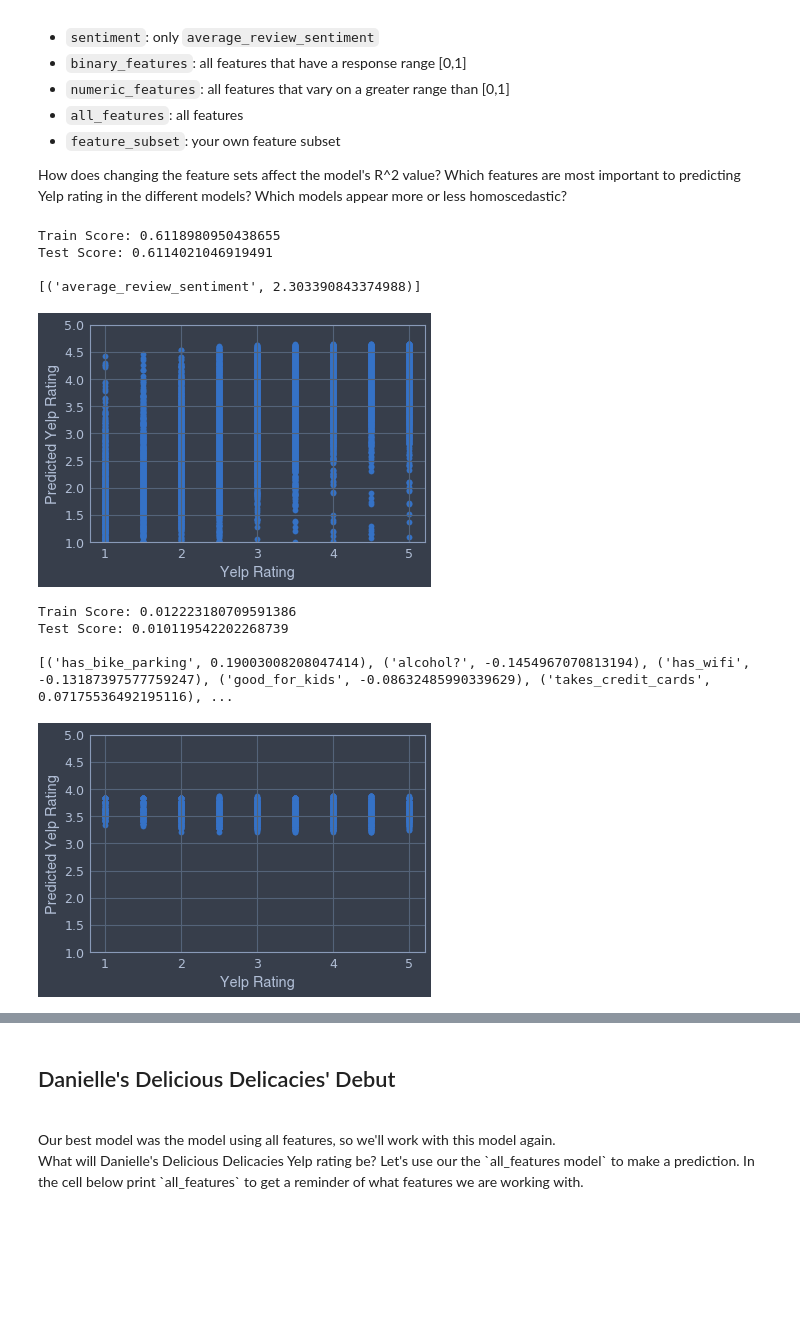
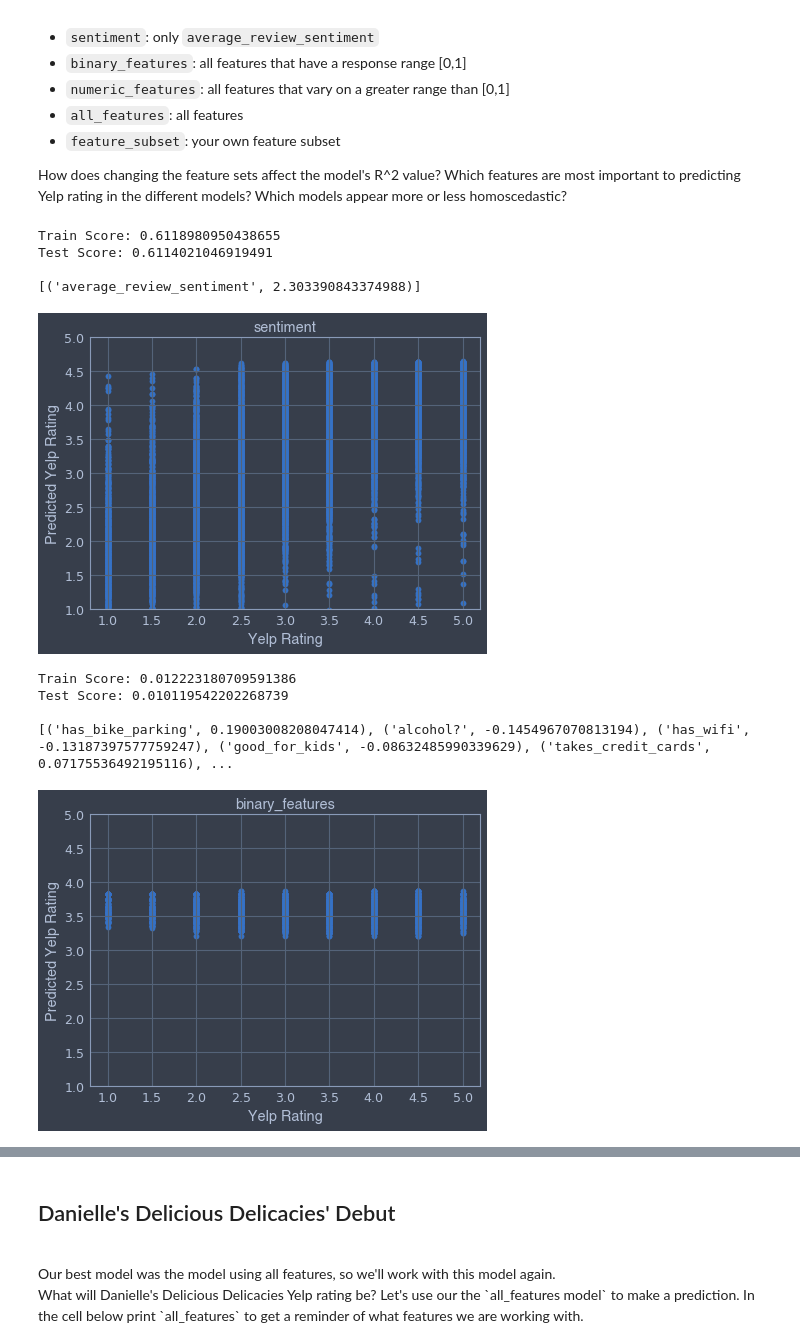
Before and after one commit to ARiccGitHub/yelp_rating_predictor, a Jupyter notebook: yelp_regression.ipynb, the cells around one changed output, grey strips where cells are left out. Drawn from its saved outputs; the diff is of its cells as text; code cells hidden in the pictures; blank space fills up the shorter version.

```diff
--- a/yelp_regression.ipynb
+++ b/yelp_regression.ipynb
@@ -590,7 +590,7 @@ Now that we have lists of different feature subsets, we can create new models fr
 import numpy as np
 
 # take a list of features to model as a parameter
-def model_these_features(feature_list):
+def model_these_features(title, feature_list):
 
     #
     ratings = df['stars']
@@ -610,17 +610,20 @@ def model_these_features(feature_list):
 
     # print the model features and their corresponding coefficients, from most predictive to least predictive
     print(sorted(list(zip(feature_list,model.coef_)),key = lambda x: abs(x[1]),reverse=True))
+    print()
 
     #
     y_predicted = model.predict(X_test)
 
-    #
+    plt.figure(figsize=(7, 5))
     plt.scatter(y_test,y_predicted)
+    plt.title(title)
     plt.xticks(fontname='Times New Roma')
     plt.yticks(fontname='Times New Roma')
     plt.xlabel('Yelp Rating')
     plt.ylabel('Predicted Yelp Rating')
     plt.ylim(1,5)
+    plt.savefig(f'graph/model-{title}.png')
     plt.show()
 # %% [markdown]
 Once you feel comfortable with the steps of the function, run models on the following subsets of data using `model_these_features()`:
@@ -633,21 +636,21 @@ Once you feel comfortable with the steps of the function, run models on the foll
 How does changing the feature sets affect the model's R^2 value? Which features are most important to predicting Yelp rating in the different models? Which models appear more or less homoscedastic?
 # %%
 # create a model on sentiment here
-model_these_features(sentiment)
+model_these_features('sentiment', sentiment)
 # %% [output]
 Train Score: 0.6118980950438655
 Test Score: 0.6114021046919491
 
 [('average_review_sentiment', 2.303390843374988)]
-[figure, old version]
+[figure, new version]
 # %%
 # create a model on all binary features here
-model_these_features(binary_features)
+model_these_features('binary_features', binary_features)
 # %% [output]
 Train Score: 0.012223180709591386
 Test Score: 0.010119542202268739
 
 [('has_bike_parking', 0.19003008208047414), ('alcohol?', -0.1454967070813194), ('has_wifi', -0.13187397577759247), ('good_for_kids', -0.08632485990339629), ('takes_credit_cards', 0.07175536492195116), ...
-[figure, old version]
+[figure, new version]
 # %%
 # create a model on all numeric features here
```
Also changed, not shown: parts of 4 cells of this notebook, 4 other files.
